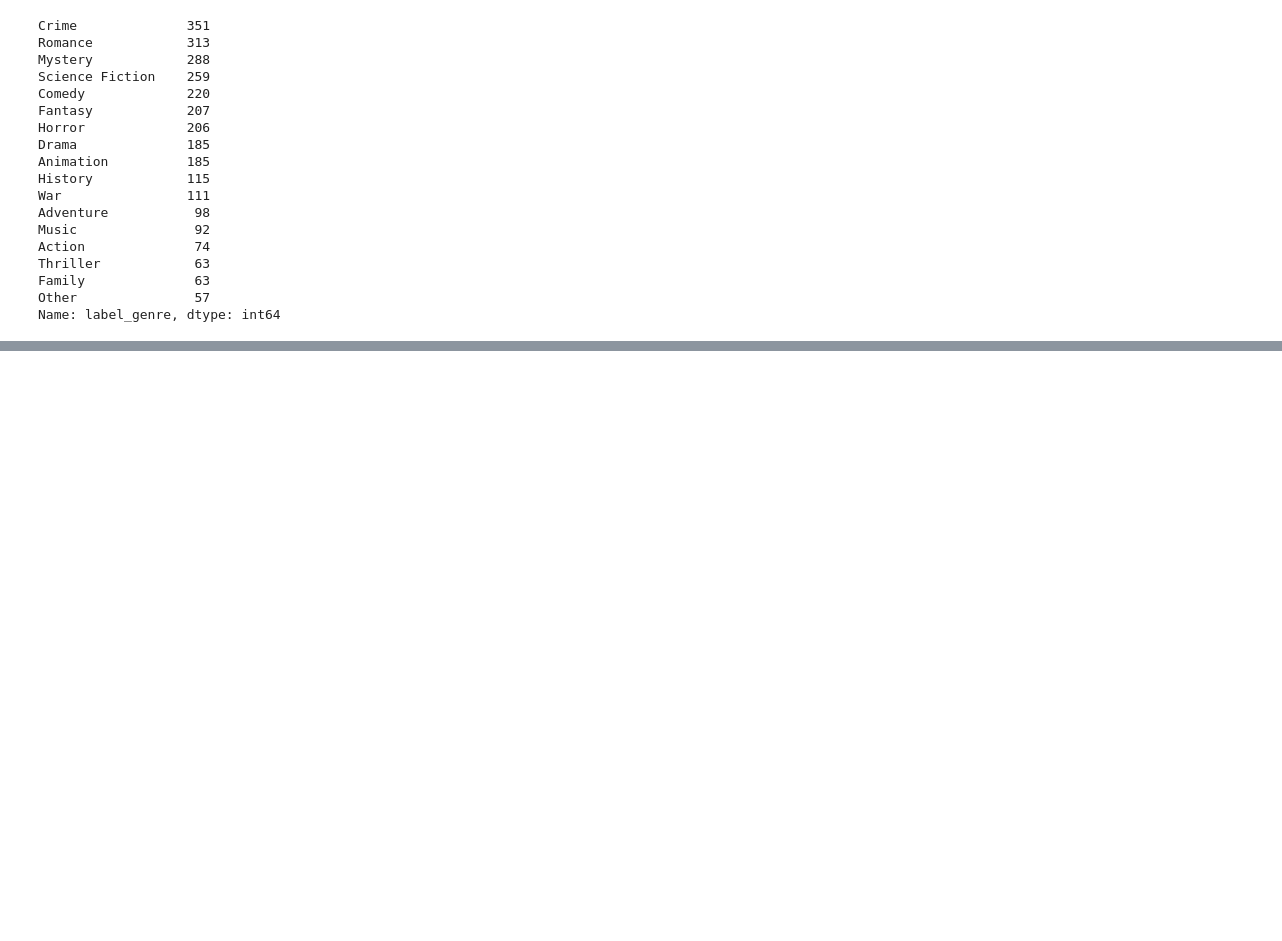
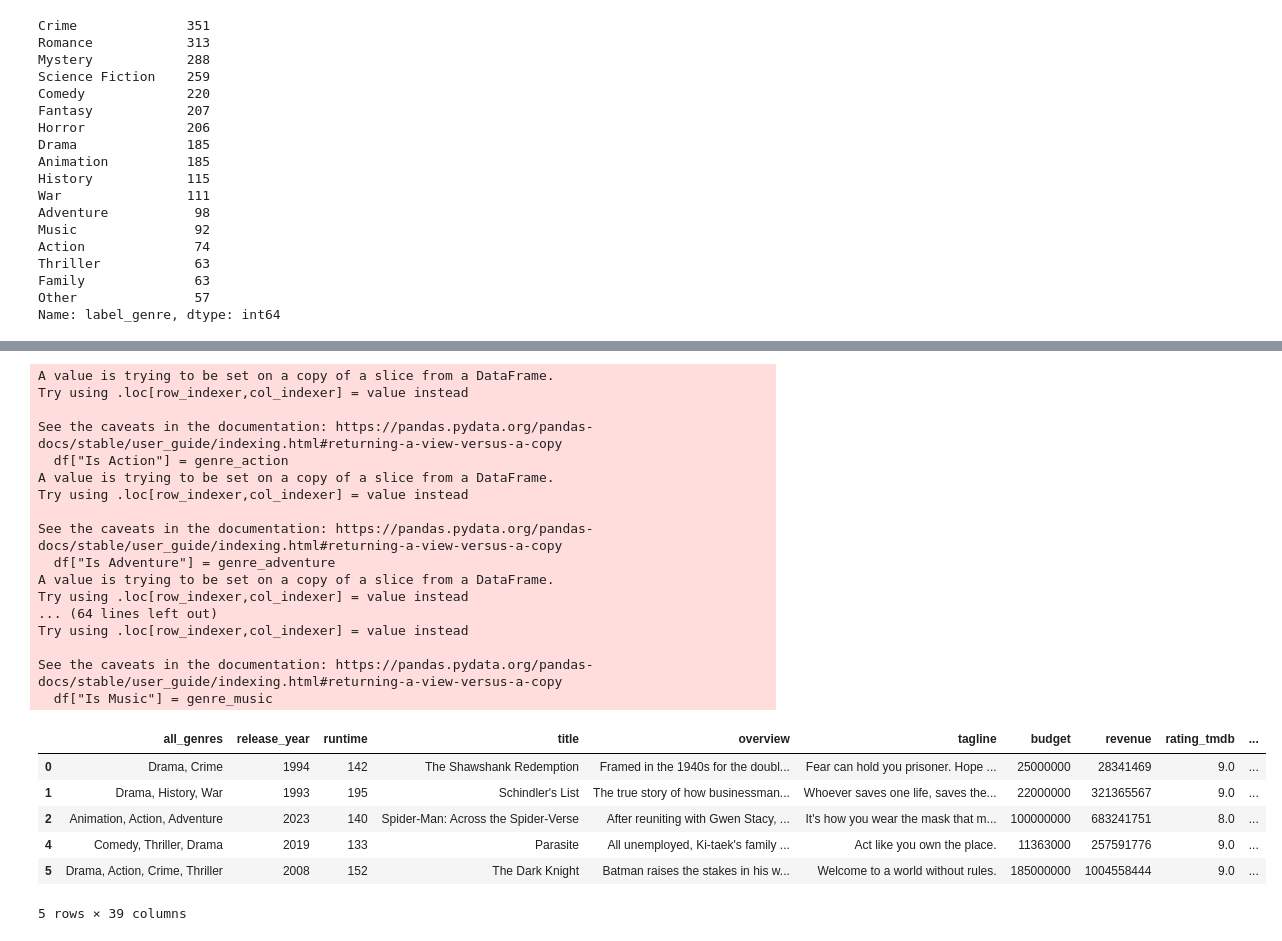
Before and after one commit to sushmamylavarapu/Project4_DataAnalytics, a Jupyter notebook: Part_03_data_explore.ipynb, the cells around one changed output, grey strips where cells are left out. Cells and saved outputs as stored; diff of their text form; code cells hidden in the pictures; blank space fills up the shorter version.

```diff
--- a/Part_03_data_explore.ipynb
+++ b/Part_03_data_explore.ipynb
@@ -183,0 +313,44 @@ df[df["label_genre"]=="Other"]
+# %%
+df["Is Action"] = genre_action
+df["Is Adventure"] = genre_adventure
+df["Is Horror"] = genre_horror
+df["Is Crime"] = genre_crime
+df["Is Fantasy"] = genre_fantasy
+df["Is TVMovie"] = genre_tvmovie
+df["Is Drama"] = genre_drama
+df["Is Thriller"] = genre_thriller
+df["Is Romance"] = genre_romance
+df["Is Mystery"] = genre_mystery
+df["Is Western"] = genre_western
+df["Is ScienceFiction"] = genre_sciencefiction
+df["Is War"] = genre_war
+df["Is Family"] = genre_family
+df["Is Comedy"] = genre_comedy
+df["Is Music"] = genre_music
+
+df.head()
+# %% [output]
+A value is trying to be set on a copy of a slice from a DataFrame.
+Try using .loc[row_indexer,col_indexer] = value instead
+
+See the caveats in the documentation: https://pandas.pydata.org/pandas-docs/stable/user_guide/indexing.html#returning-a-view-versus-a-copy
+  df["Is Action"] = genre_action
+A value is trying to be set on a copy of a slice from a DataFrame.
+Try using .loc[row_indexer,col_indexer] = value instead
+
+See the caveats in the documentation: https://pandas.pydata.org/pandas-docs/stable/user_guide/indexing.html#returning-a-view-versus-a-copy
+  df["Is Adventure"] = genre_adventure
+A value is trying to be set on a copy of a slice from a DataFrame.
+Try using .loc[row_indexer,col_indexer] = value instead
+... (64 lines left out)
+Try using .loc[row_indexer,col_indexer] = value instead
+
+See the caveats in the documentation: https://pandas.pydata.org/pandas-docs/stable/user_guide/indexing.html#returning-a-view-versus-a-copy
+  df["Is Music"] = genre_music
+|  | all_genres | release_year | runtime | title | overview | tagline | budget | revenue | rating_tmdb | ... |
+| 0 | Drama, Crime | 1994 | 142 | The Shawshank Redemption | Framed in the 1940s for the doubl... | Fear can hold you prisoner. Hope ... | 25000000 | 28341469 | 9.0 | ... |
+| 1 | Drama, History, War | 1993 | 195 | Schindler's List | The true story of how businessman... | Whoever saves one life, saves the... | 22000000 | 321365567 | 9.0 | ... |
+| 2 | Animation, Action, Adventure | 2023 | 140 | Spider-Man: Across the Spider-Verse | After reuniting with Gwen Stacy, ... | It's how you wear the mask that m... | 100000000 | 683241751 | 8.0 | ... |
+| 4 | Comedy, Thriller, Drama | 2019 | 133 | Parasite | All unemployed, Ki-taek's family ... | Act like you own the place. | 11363000 | 257591776 | 9.0 | ... |
+| 5 | Drama, Action, Crime, Thriller | 2008 | 152 | The Dark Knight | Batman raises the stakes in his w... | Welcome to a world without rules. | 185000000 | 1004558444 | 9.0 | ... |
+5 rows × 39 columns
```
Also changed, not shown: parts of 25 cells of this notebook.
